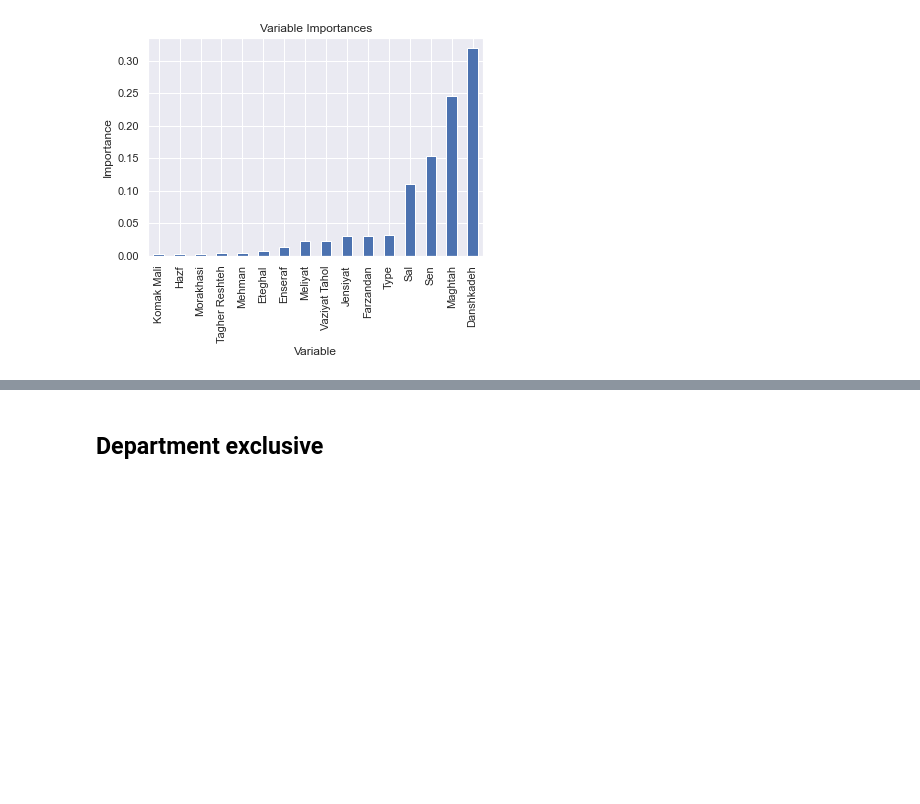
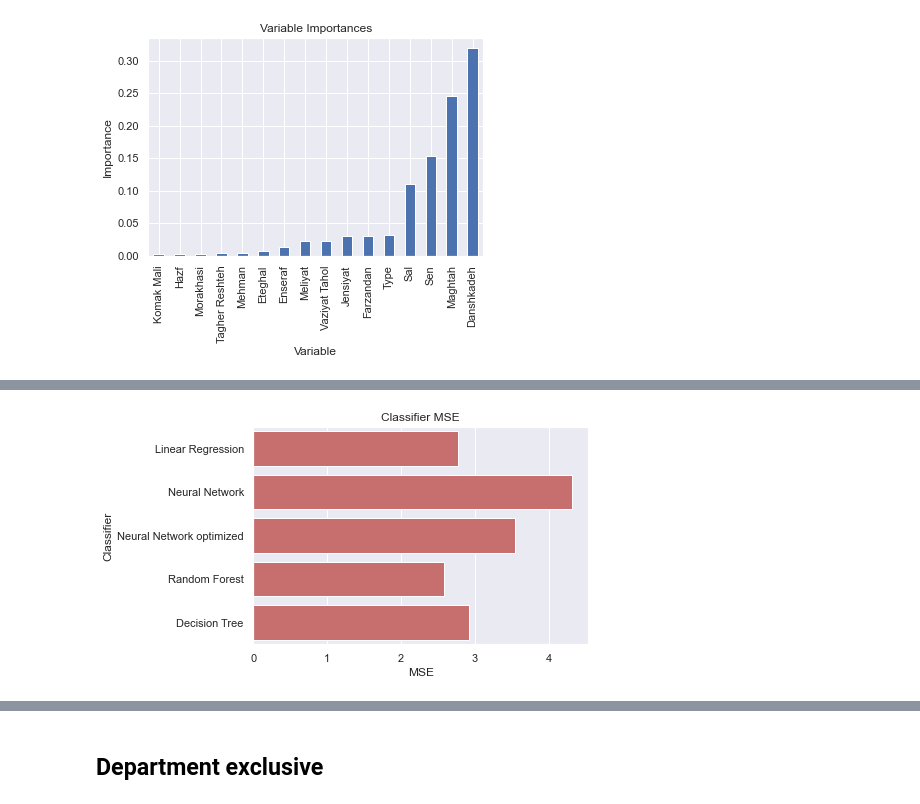
Before and after one commit to mghasemi19/ML_EconEduc, a Jupyter notebook: GPA_Regression.ipynb, the cells around one changed output, grey strips where cells are left out. Saved outputs shown, nothing was run; the diff lists cells and outputs as text; code cells hidden in the pictures; blank space fills up the shorter version.

```diff
--- a/GPA_Regression.ipynb
+++ b/GPA_Regression.ipynb
@@ -722,0 +774,8 @@ plt.ylabel('Importance'); plt.xlabel('Variable'); plt.title('Variable Importance
+# %%
+plt.xlabel('MSE')
+plt.title('Classifier MSE')
+
+sns.set_color_codes("muted")
+sns.barplot(x='MSE', y='Classifier', data=log, color="r");
+# %% [output]
+[figure, added]
```
Also changed, not shown: parts of 13 cells of this notebook, 1 other file.
